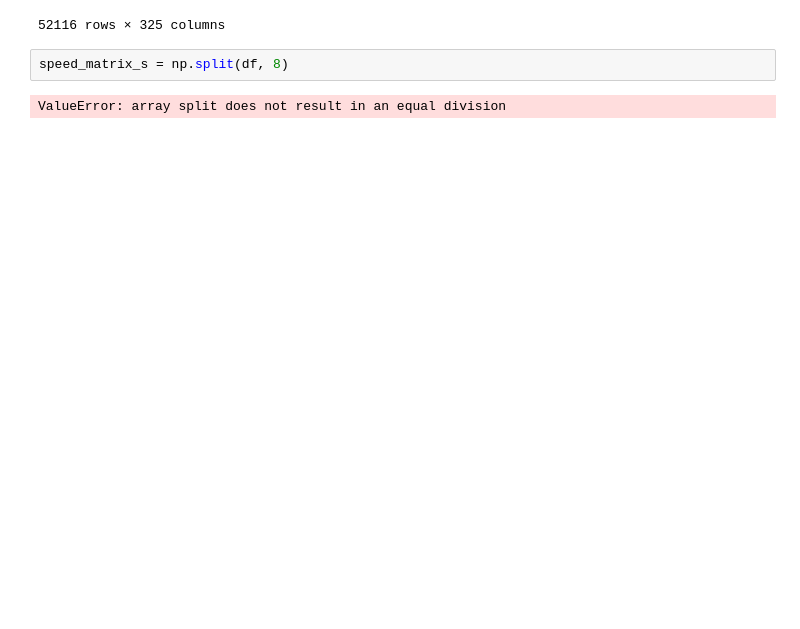
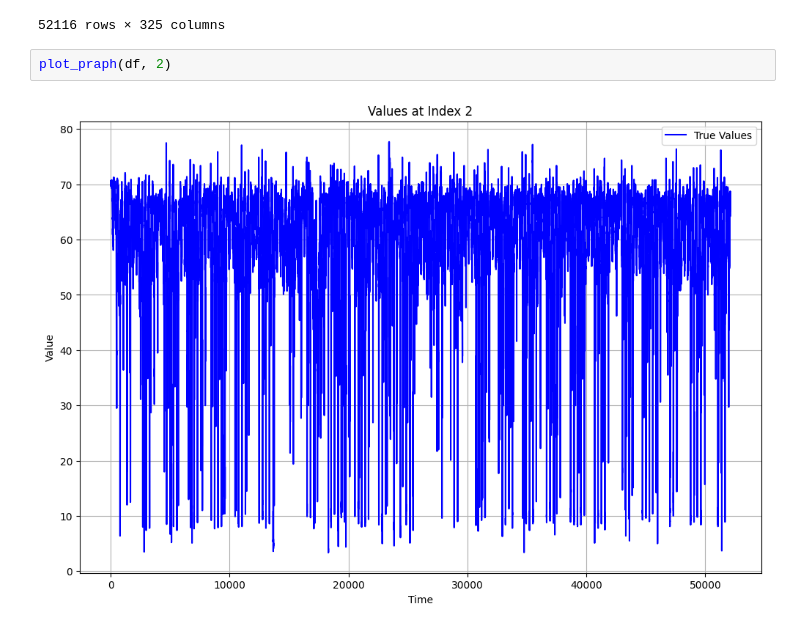
Before and after one commit to Shintaro0105/STdata_prediction, a Jupyter notebook: src/LGnet/vis_data.ipynb, the cells around one changed output. Saved outputs shown, nothing was run; the diff lists cells and outputs as text; blank space fills up the shorter version.

```diff
--- a/src/LGnet/vis_data.ipynb
+++ b/src/LGnet/vis_data.ipynb
@@ -206,7 +212,7 @@ df
 | 1498866600000000000 | 72.2 | 66.5 | 68.0 | 61.1 | 62.5 | 65.8 | 67.1 | 68.3 | 64.0 | 67.3 | ... | ... |
 | 1498866900000000000 | 71.5 | 66.2 | 68.4 | 61.5 | 62.8 | 66.1 | 67.7 | 68.4 | 64.9 | 68.0 | ... | ... |
 52116 rows × 325 columns
-# %%
-speed_matrix_s = np.split(df, 8)
-# %% [output]
-ValueError: array split does not result in an equal division
+# %%
+plot_praph(df, 2)
+# %% [output]
+[figure, added]
```
Also changed, not shown: parts of 6 cells of this notebook, 7 other files.
